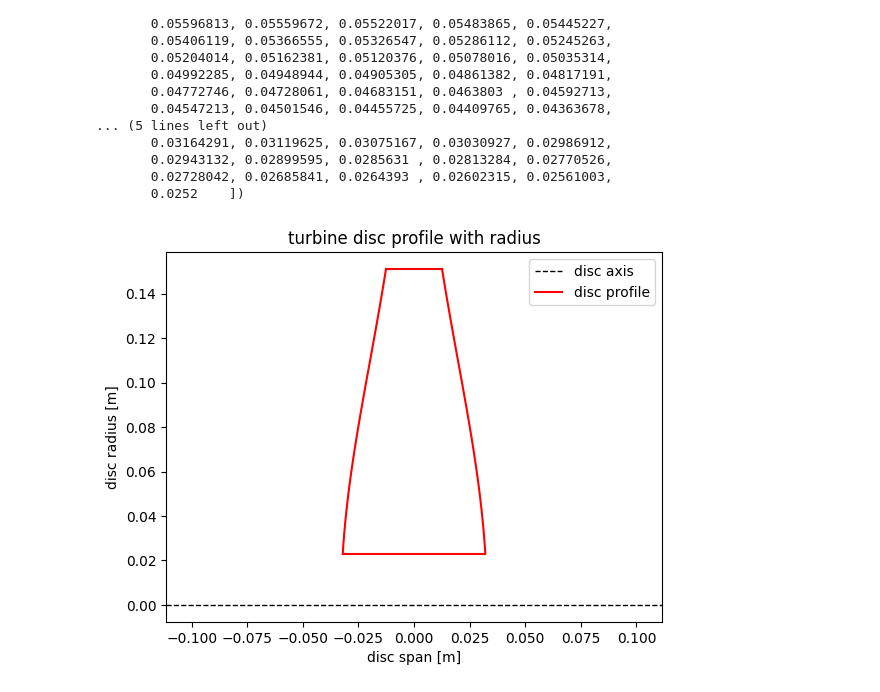
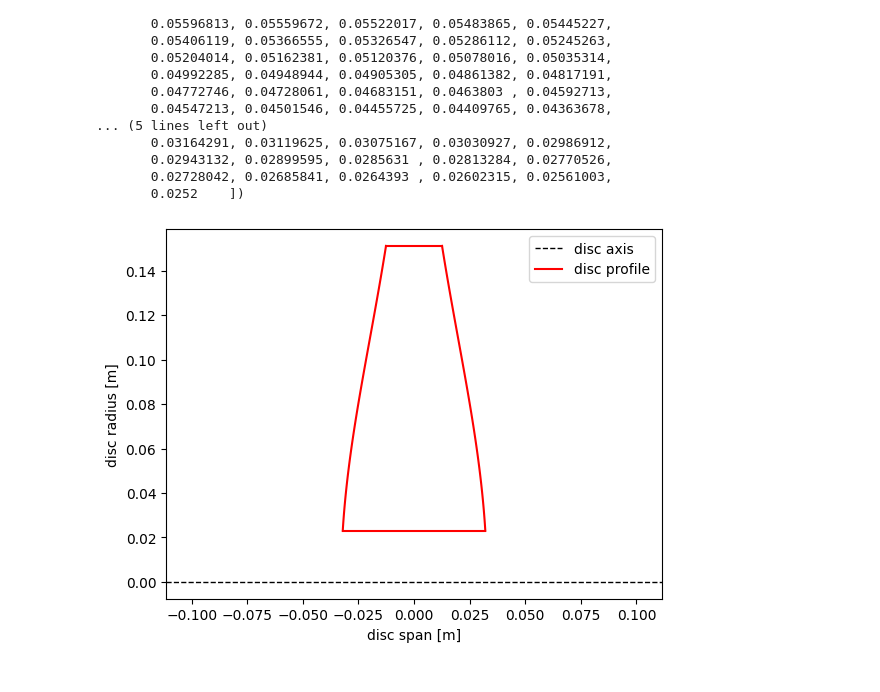
Before and after one commit to thermonuclearCoder/AET, a Jupyter notebook: notebooks_Disc_stresses.ipynb, the cells around one changed output. Cells and saved outputs as stored; diff of their text form; code cells hidden in the pictures.

```diff
--- a/notebooks_Disc_stresses.ipynb
+++ b/notebooks_Disc_stresses.ipynb
@@ -312,31 +312,31 @@ array([0.06411225, 0.06394987, 0.06377914, 0.06360012, 0.0634129 ,
 # %%
 #PLOT DISC PROFILE
 
 h_positive = h/2
 h_negative = -h_positive
 
 h_o = h[-1]
 h_i = h[0]
 
 
 
 
 fig, ax = plt.subplots()
 ax.plot([-h_i/2, h_i/2], [R_i, R_i], color='red')
 ax.plot([-h_o/2, h_o/2], [R_o, R_o], color='red')
 
 ax.axhline(y=0, color='black', linestyle='dashed', linewidth=1, label='disc axis')
 
 ax.plot(h_positive, r_plot, color='red', label='disc profile')
 ax.plot(h_negative, r_plot, color='red')
 ax.axis('equal')
 
 #Title and axis labels and other silly things
-ax.set_title('turbine disc profile with radius')
+#ax.set_title('turbine disc profile with radius')
 ax.set_xlabel('disc span [m]')
 ax.set_ylabel('disc radius [m]')
 ax.legend()
 
 plt.savefig('disc_profile.png')
 # %% [output]
-[figure, old version]
+[figure, new version]
```
Also changed, not shown: parts of 3 cells of this notebook, 4 other files.
